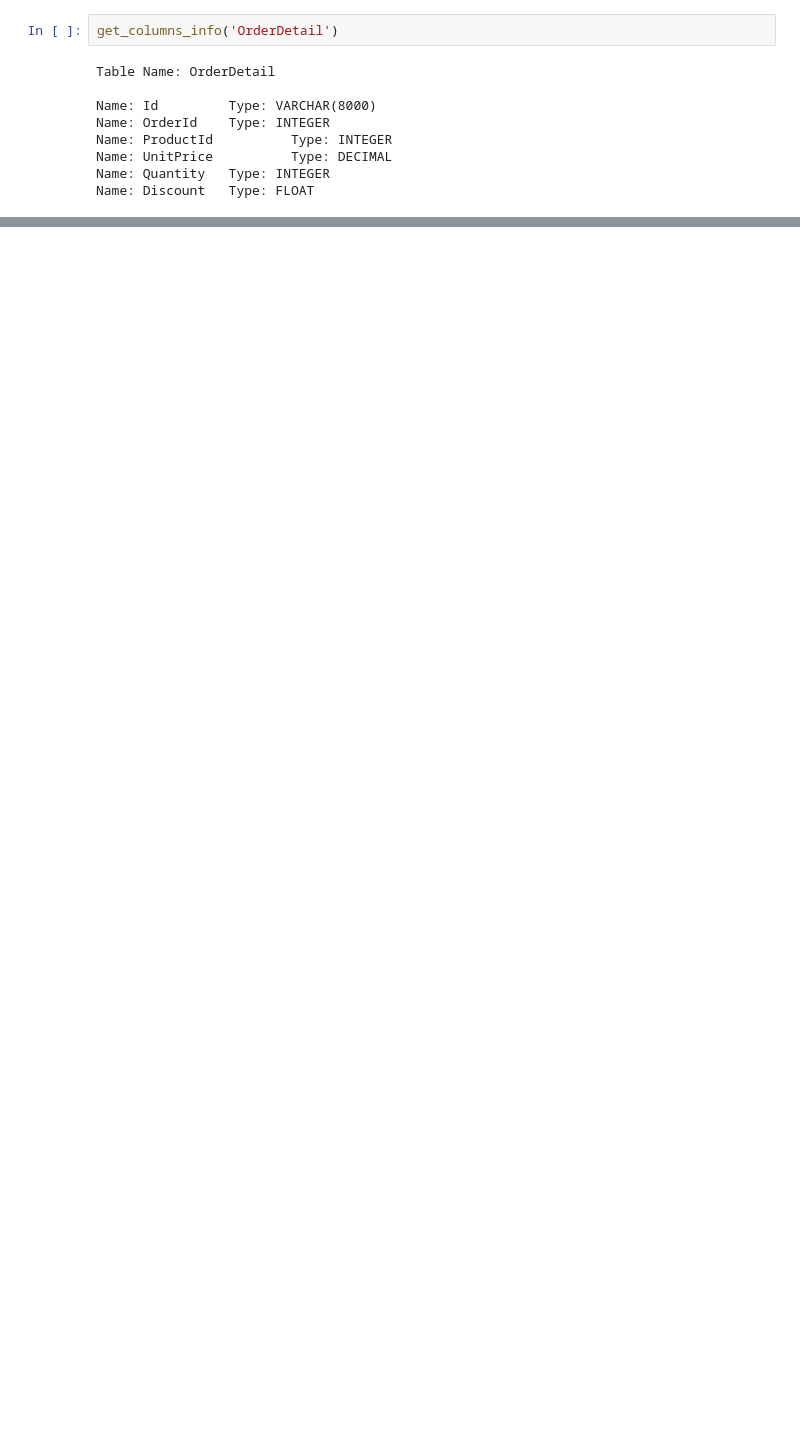
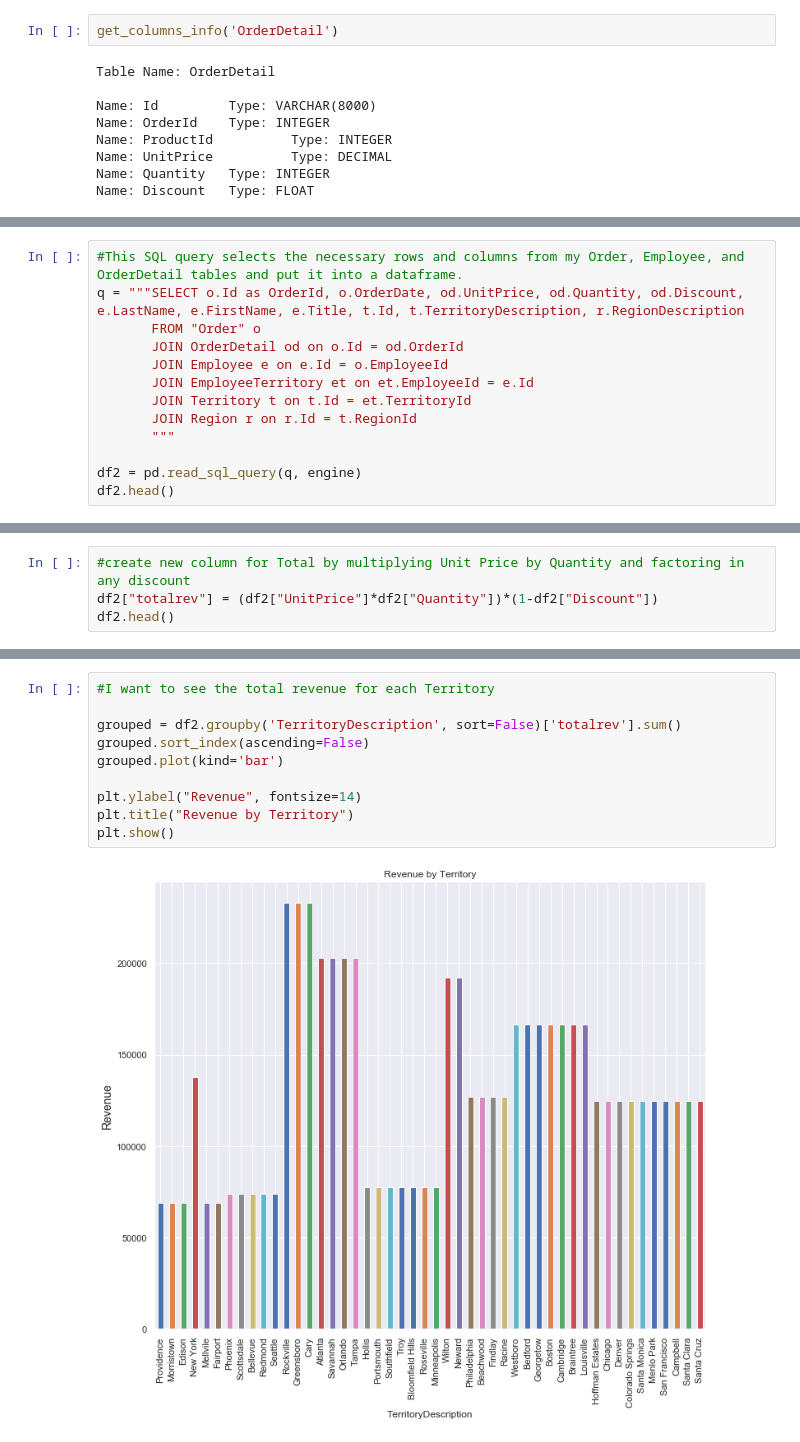
Before and after one commit to miyamuse/dsc-2-final-project-online-ds-sp-000, a Jupyter notebook: project.ipynb, the cells around one changed output, grey strips where cells are left out. Drawn from its saved outputs; the diff is of its cells as text; blank space fills up the shorter version.

```diff
--- a/project.ipynb
+++ b/project.ipynb
@@ -612,0 +697,13 @@ Next I want to understand which employees bring in the most revenue. This is imp
+# %%
+#This SQL query selects the necessary rows and columns from my Order, Employee, and OrderDetail tables and put it into a dataframe.
+q = """SELECT o.Id as OrderId, o.OrderDate, od.UnitPrice, od.Quantity, od.Discount, e.LastName, e.FirstName, e.Title, t.Id, t.TerritoryDescription, r.RegionDescription
+       FROM "Order" o
+       JOIN OrderDetail od on o.Id = od.OrderId
+       JOIN Employee e on e.Id = o.EmployeeId
+       JOIN EmployeeTerritory et on et.EmployeeId = e.Id
+       JOIN Territory t on t.Id = et.TerritoryId
+       JOIN Region r on r.Id = t.RegionId
+       """
+
+df2 = pd.read_sql_query(q, engine)
+df2.head()
@@ -612,0 +726,4 @@ Next I want to understand which employees bring in the most revenue. This is imp
+# %%
+#create new column for Total by multiplying Unit Price by Quantity and factoring in any discount
+df2["totalrev"] = (df2["UnitPrice"]*df2["Quantity"])*(1-df2["Discount"])
+df2.head()
@@ -612,0 +758,12 @@ Next I want to understand which employees bring in the most revenue. This is imp
+# %%
+#I want to see the total revenue for each Territory
+
+grouped = df2.groupby('TerritoryDescription', sort=False)['totalrev'].sum()
+grouped.sort_index(ascending=False)
+grouped.plot(kind='bar')
+
+plt.ylabel("Revenue", fontsize=14)
+plt.title("Revenue by Territory")
+plt.show()
+# %% [output]
+[figure, added]
```
Also changed, not shown: parts of 46 cells of this notebook.
